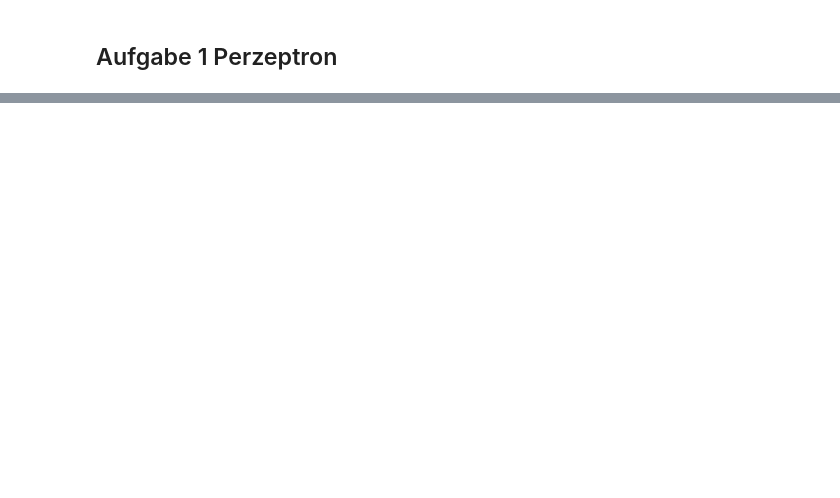
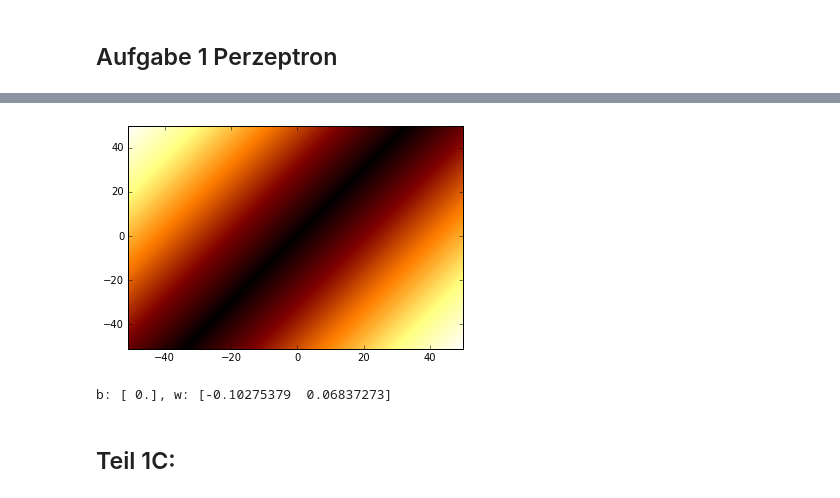
Before and after one commit to mahieke/maschinelles_lernen, a Jupyter notebook: a3/perceptron.ipynb, the cells around one changed output, grey strips where cells are left out. Drawn from its saved outputs; the diff is of its cells as text; code cells hidden in the pictures; blank space fills up the shorter version.

```diff
--- a/a3/perceptron.ipynb
+++ b/a3/perceptron.ipynb
@@ -37,0 +42,10 @@ ax = perceptron.plot_result2D(4)
+# %%
+perceptron.plot_discriminant_function()
+# %% [output]
+[figure, added]
+# %%
+print("b: {}, w: {}".format(perceptron.b, perceptron.w))
+# %% [output]
+b: [ 0.], w: [-0.10275379  0.06837273]
+# %% [markdown]
+## Teil 1C:
```
Also changed, not shown: parts of 23 cells of this notebook, 2 other files.
